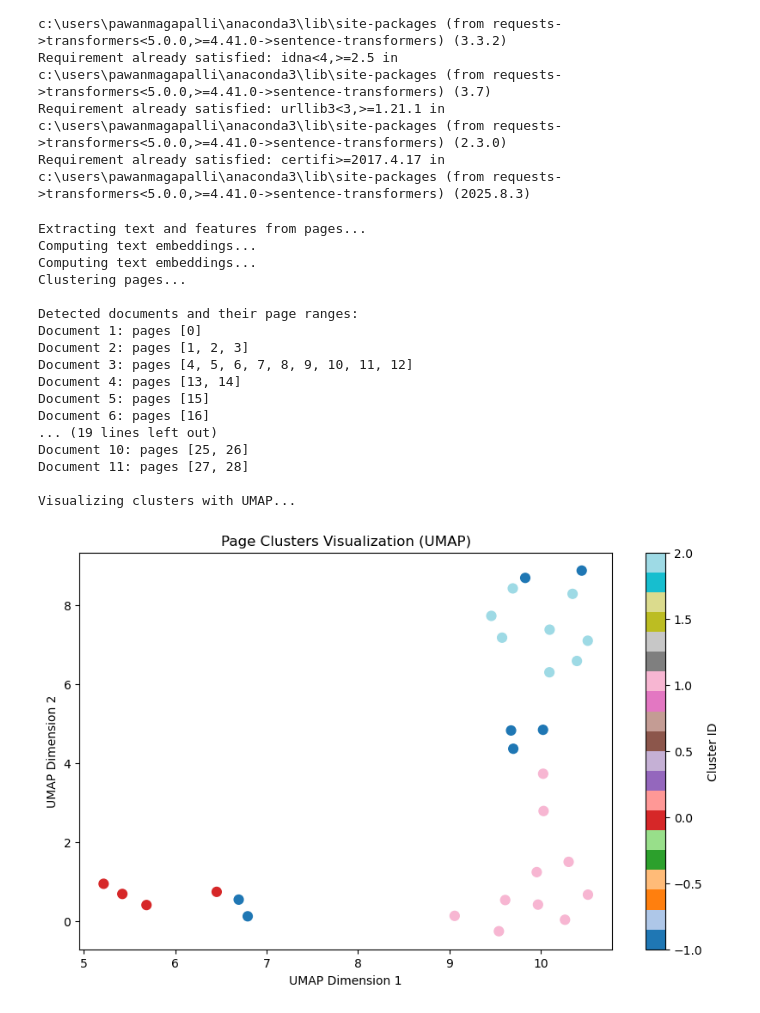
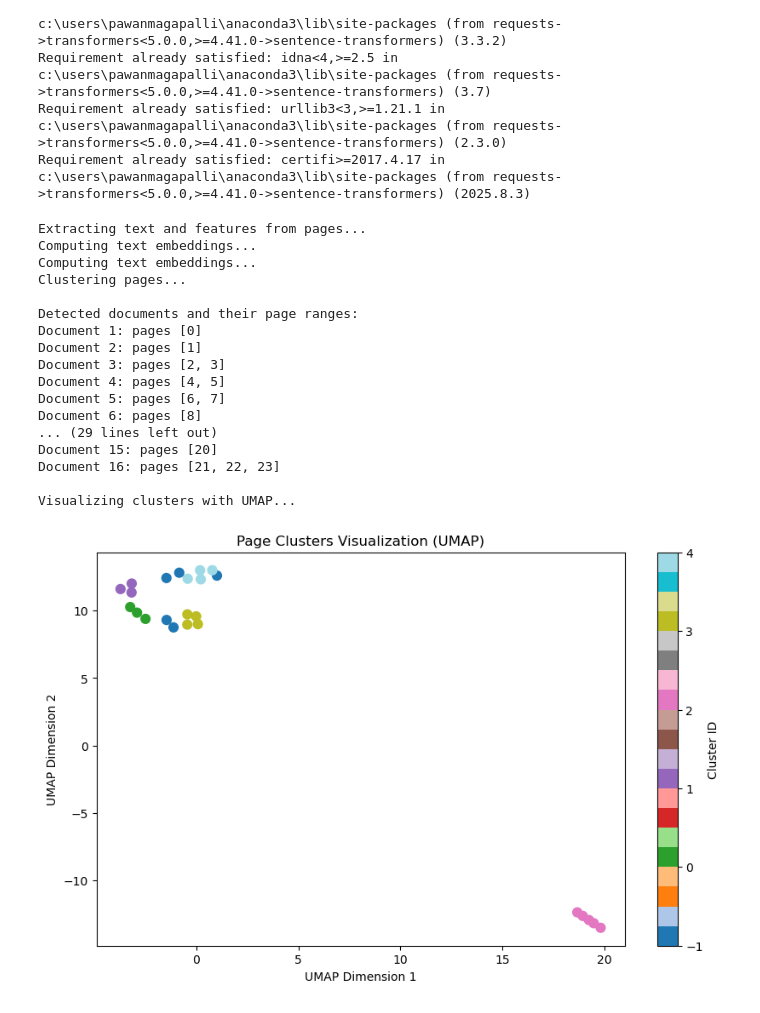
Before and after one commit to pawan-3np/Doc-Classification, a Jupyter notebook: enhanced_approach/main.ipynb, the cells around one changed output. Saved outputs shown, nothing was run; the diff lists cells and outputs as text; code cells hidden in the pictures.

Commit message:
enhanced_file_needs_to_be_studied

```diff
--- a/enhanced_approach/main.ipynb
+++ b/enhanced_approach/main.ipynb
@@ -102,43 +102,43 @@ def process_pdf(pdf_path):
         print(f"Document {i+1}: pages {doc_pages}")
 
     # Visualization with UMAP
     print("\nVisualizing clusters with UMAP...")
     reducer = umap.UMAP(n_neighbors=5, min_dist=0.3, metric='euclidean', random_state=42)
     embedding_2d = reducer.fit_transform(combined_features)
 
     plt.figure(figsize=(10, 6))
     scatter = plt.scatter(embedding_2d[:, 0], embedding_2d[:, 1], c=clusters, cmap='tab20', s=60)
     plt.colorbar(scatter, label='Cluster ID')
     plt.title("Page Clusters Visualization (UMAP)")
     plt.xlabel("UMAP Dimension 1")
     plt.ylabel("UMAP Dimension 2")
     plt.show()
 
     return docs, clusters, page_texts
 
 # --- Run on your PDF file ---
 if __name__ == "__main__":
-    pdf_path = r"C:\Users\PawanMagapalli\Downloads\ilovepdf_merged.pdf"  # Replace with your PDF path
+    pdf_path = r"C:\Users\PawanMagapalli\Downloads\document\Doc-Classification\enhanced_approach\ilovepdf_merged (1).pdf"  # Replace with your PDF path
     detected_docs, cluster_labels, texts = process_pdf(pdf_path)
 # %% [output]
 Extracting text and features from pages...
 Computing text embeddings...
 Computing text embeddings...
 Clustering pages...
 
 Detected documents and their page ranges:
 Document 1: pages [0]
-Document 2: pages [1, 2, 3]
-Document 3: pages [4, 5, 6, 7, 8, 9, 10, 11, 12]
-Document 4: pages [13, 14]
-Document 5: pages [15]
-Document 6: pages [16]
-... (19 lines left out)
-Document 10: pages [25, 26]
-Document 11: pages [27, 28]
+Document 2: pages [1]
+Document 3: pages [2, 3]
+Document 4: pages [4, 5]
+Document 5: pages [6, 7]
+Document 6: pages [8]
+... (29 lines left out)
+Document 15: pages [20]
+Document 16: pages [21, 22, 23]
 
 Visualizing clusters with UMAP...
-[figure, old version]
+[figure, new version]
 # %%
 import os
 
```
Also changed, not shown: parts of 1 cell of this notebook, 17 other files.
